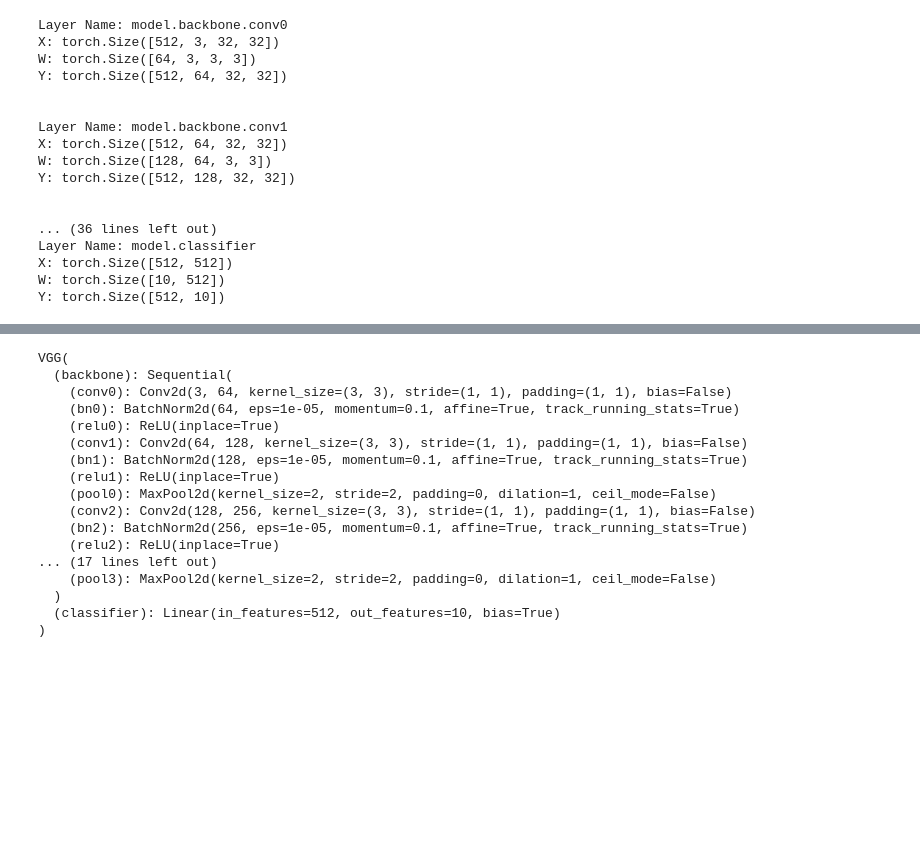
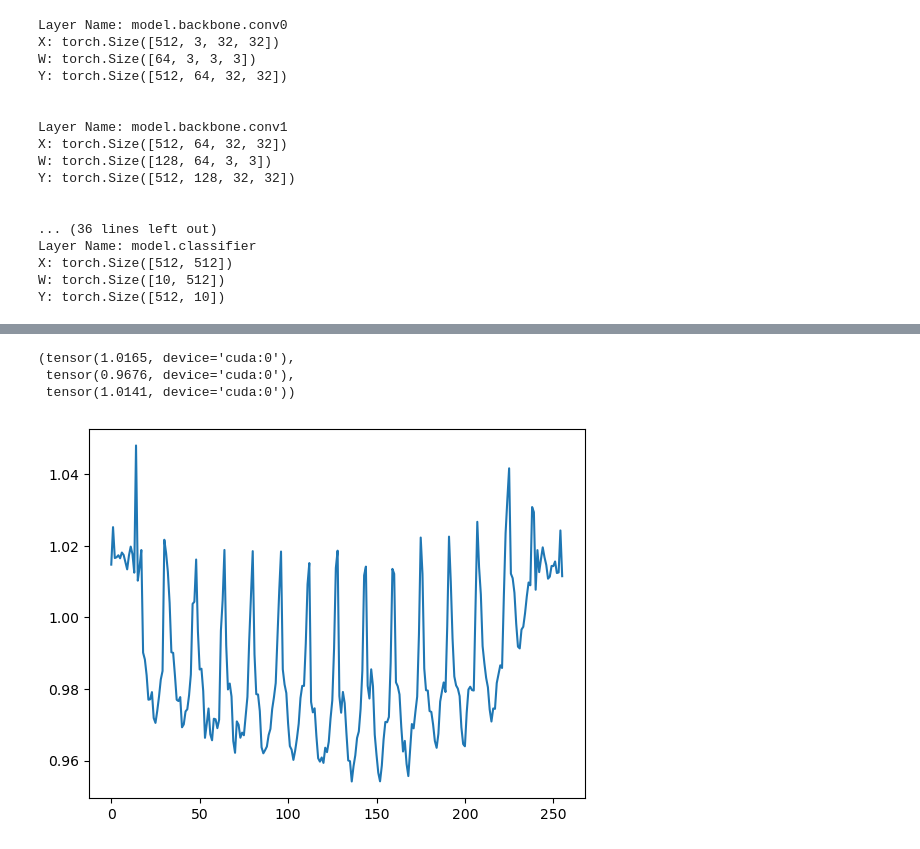
Before and after one commit to satabios/playground, a Jupyter notebook: AWQ Mod.ipynb, the cells around one changed output, grey strips where cells are left out. Drawn from its saved outputs; the diff is of its cells as text; code cells hidden in the pictures; blank space fills up the shorter version.

```diff
--- a/AWQ Mod.ipynb
+++ b/AWQ Mod.ipynb
@@ -1075,3 +1102,14 @@ for idx in range(len(mapped_layers['catcher']['name_list'])-1):
+# %%
+final_scales[2][5], final_scales[2][133],final_scales[2][208]
+# %% [output]
+(tensor(1.0165, device='cuda:0'),
+ tensor(0.9676, device='cuda:0'),
+ tensor(1.0141, device='cuda:0'))
+# %%
+plt.plot(final_scales[2].cpu())
+plt.show()
+# %% [output]
+[figure, added]
 # %%
 # Run Catcher : Done
 # auto_scale_block
@@ -1233,26 +1271,6 @@ with torch.no_grad():
         mapped_layers['catcher']['y'][idx] = mapped_layers['catcher']['x'][idx]
 
 torch.save(model.state_dict(), 'modified_weights.pth')
-# %%
-model
-# %% [output]
-VGG(
-  (backbone): Sequential(
-    (conv0): Conv2d(3, 64, kernel_size=(3, 3), stride=(1, 1), padding=(1, 1), bias=False)
-    (bn0): BatchNorm2d(64, eps=1e-05, momentum=0.1, affine=True, track_running_stats=True)
-    (relu0): ReLU(inplace=True)
-    (conv1): Conv2d(64, 128, kernel_size=(3, 3), stride=(1, 1), padding=(1, 1), bias=False)
-    (bn1): BatchNorm2d(128, eps=1e-05, momentum=0.1, affine=True, track_running_stats=True)
-    (relu1): ReLU(inplace=True)
-    (pool0): MaxPool2d(kernel_size=2, stride=2, padding=0, dilation=1, ceil_mode=False)
-    (conv2): Conv2d(128, 256, kernel_size=(3, 3), stride=(1, 1), padding=(1, 1), bias=False)
-    (bn2): BatchNorm2d(256, eps=1e-05, momentum=0.1, affine=True, track_running_stats=True)
-    (relu2): ReLU(inplace=True)
-... (17 lines left out)
-    (pool3): MaxPool2d(kernel_size=2, stride=2, padding=0, dilation=1, ceil_mode=False)
-  )
-  (classifier): Linear(in_features=512, out_features=10, bias=True)
-)
 # %%
 # # Test loop
 # device ='cpu'
```
Also changed, not shown: parts of 24 cells of this notebook.
